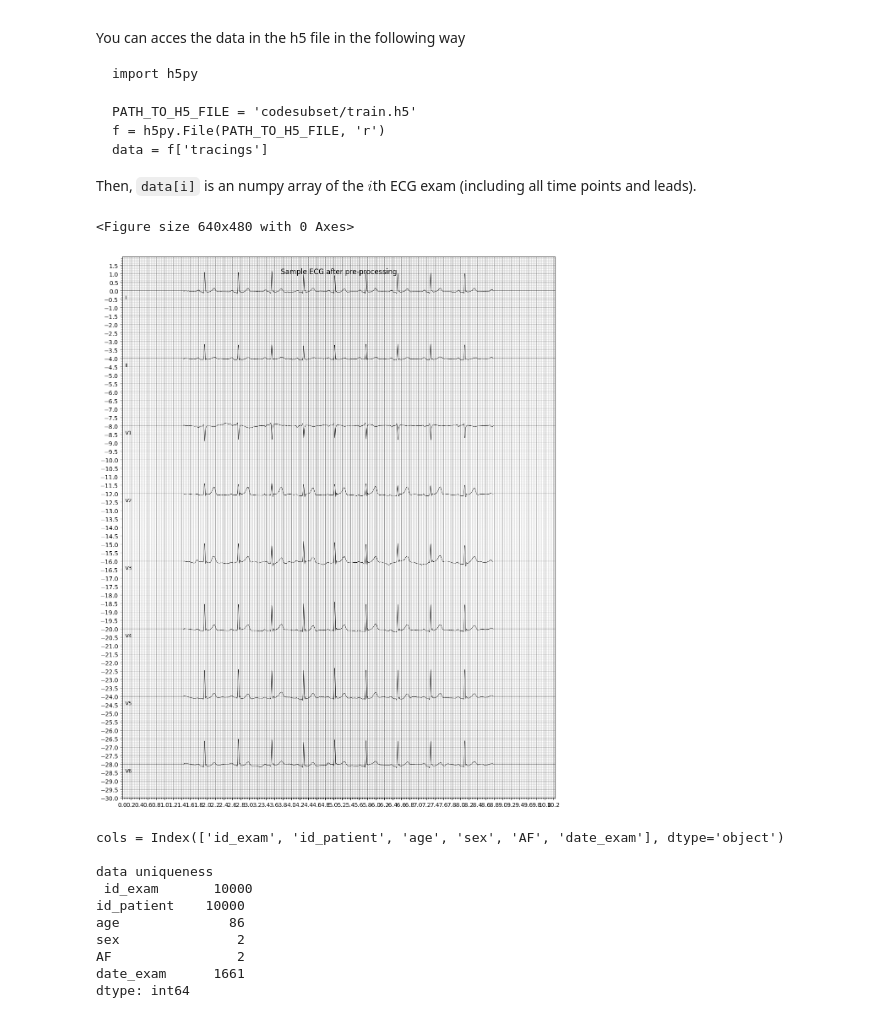
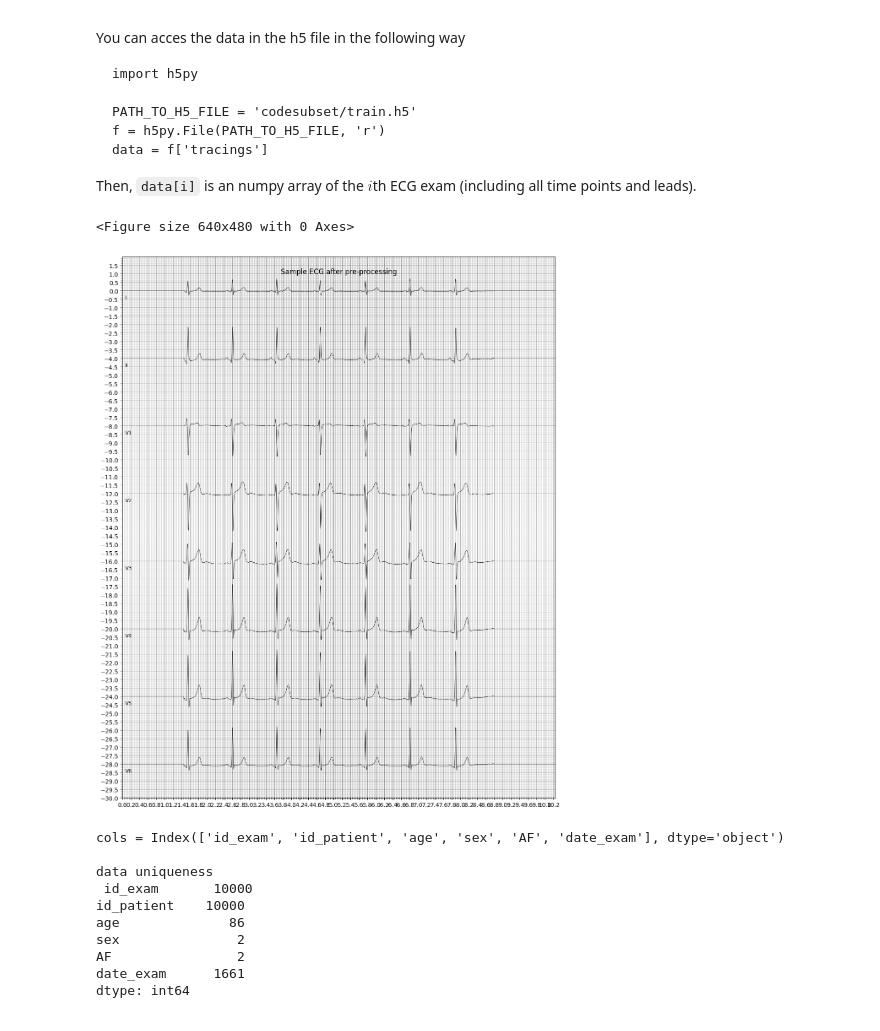
Before and after one commit to wmeijer221/wasp-assignmen-af-classification, a Jupyter notebook: assignment_ecg_classification.ipynb, the cells around one changed output. Cells and saved outputs as stored; diff of their text form; code cells hidden in the pictures.

```diff
--- a/assignment_ecg_classification.ipynb
+++ b/assignment_ecg_classification.ipynb
@@ -213,14 +213,14 @@ data = f['tracings']
 # %%
 # Visualization of an ECG data entry.
 plt.figure()
 lead = ['I', 'II', 'V1', 'V2', 'V3', 'V4', 'V5', 'V6']
-vis_data = data[2815, :, :]
+vis_data = data[3000, :, :]
 vis_data = vis_data.T
 ecg_plot.plot(vis_data, sample_rate=sample_rate, style='bw', row_height=8, lead_index=lead, columns=1, title='Sample ECG after pre-processing')
 plt.show()
 # %% [output]
 <Figure size 640x480 with 0 Axes>
-[figure, old version]
+[figure, new version]
 # %%
 # Analysis of auxiliary file.
 
```
Also changed, not shown: parts of 2 cells of this notebook.
